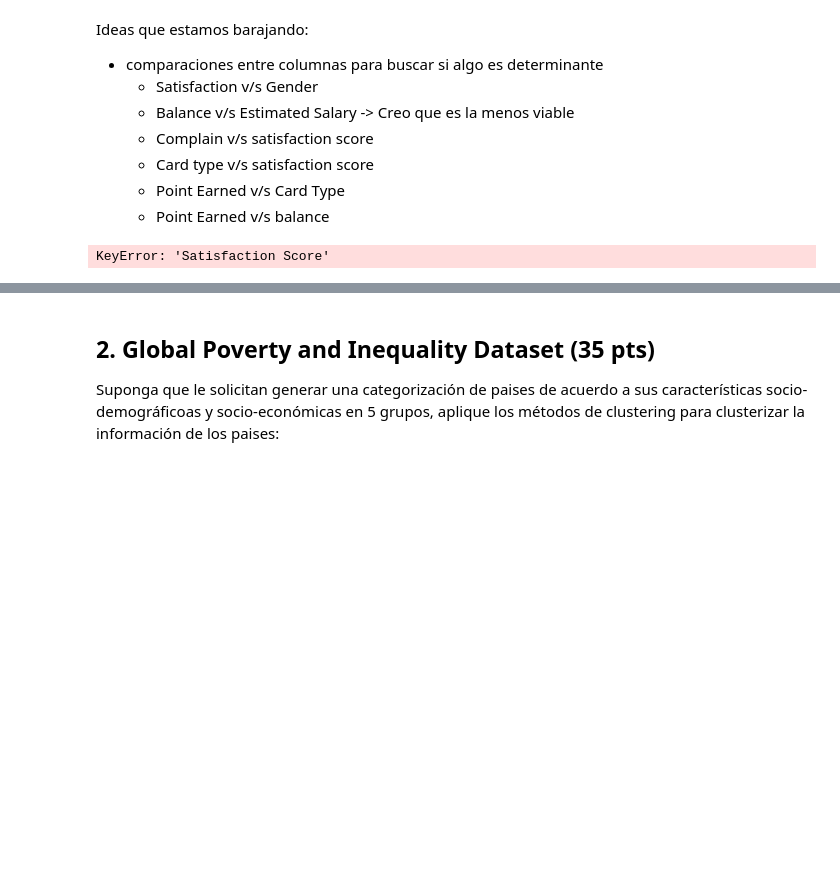
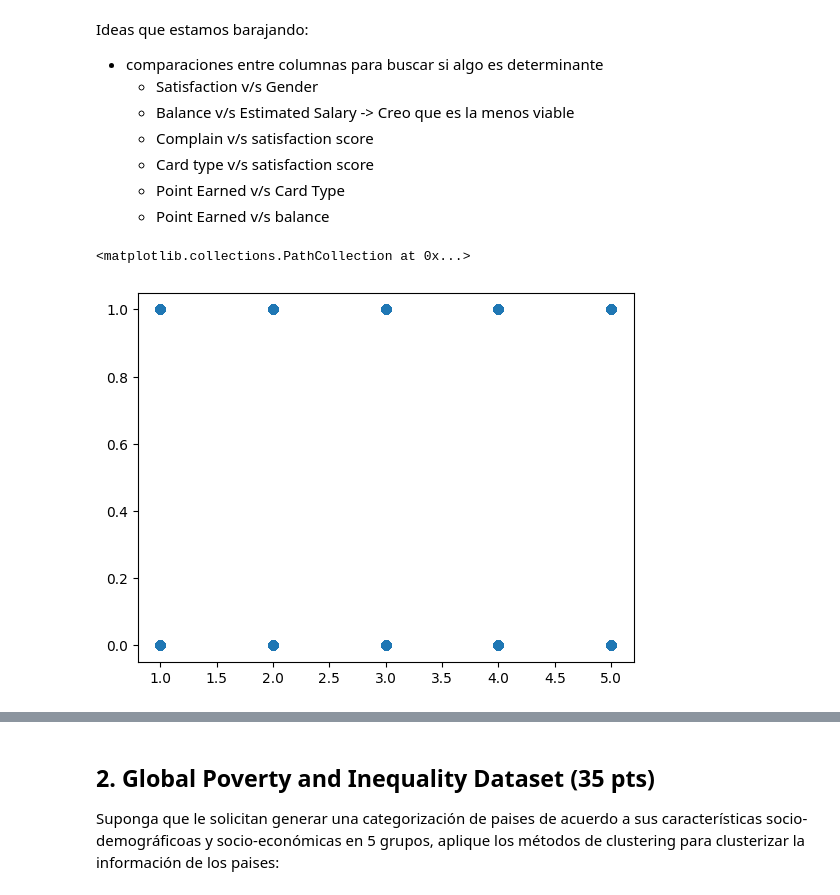
Before and after one commit to ElKroko/Data-Science, a Jupyter notebook: Tarea 3/Enunciado_Lab_3_Clustering_y_Reglas_de_Asociación.ipynb, the cells around one changed output, grey strips where cells are left out. Saved outputs shown, nothing was run; the diff lists cells and outputs as text; code cells hidden in the pictures; blank space fills up the shorter version.

```diff
--- a/Tarea 3/Enunciado_Lab_3_Clustering_y_Reglas_de_Asociación.ipynb
+++ b/Tarea 3/Enunciado_Lab_3_Clustering_y_Reglas_de_Asociación.ipynb
@@ -331,12 +396,13 @@ Ideas que estamos barajando:
 # %%
 # Existe alguna relacion entre el score de satisfaccion y el exited?
 
-x = bank_df["Satisfaction Score"]
-y = bank_df["Exited"]
+x = bank_df["satisfaction_score"]
+y = bank_df["exited"]
 
 
 plt.scatter(x,y,  cmap="viridis")
 # %% [output]
-KeyError: 'Satisfaction Score'
+<matplotlib.collections.PathCollection at 0x...>
+[figure, added]
 # %%
 #plt.scatter(bank_df['CreditScore'], bank_df['Exited'])
```
Also changed, not shown: parts of 23 cells of this notebook.
